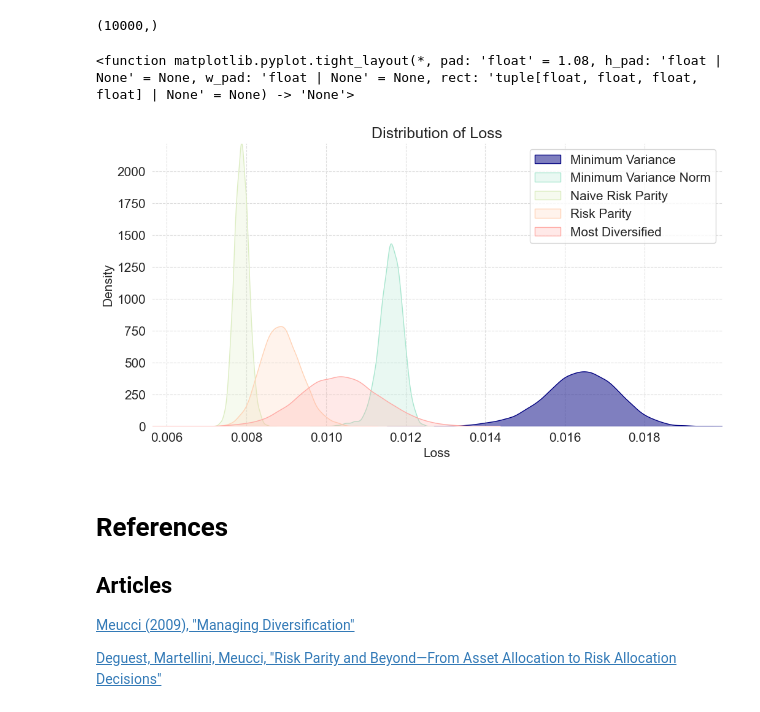
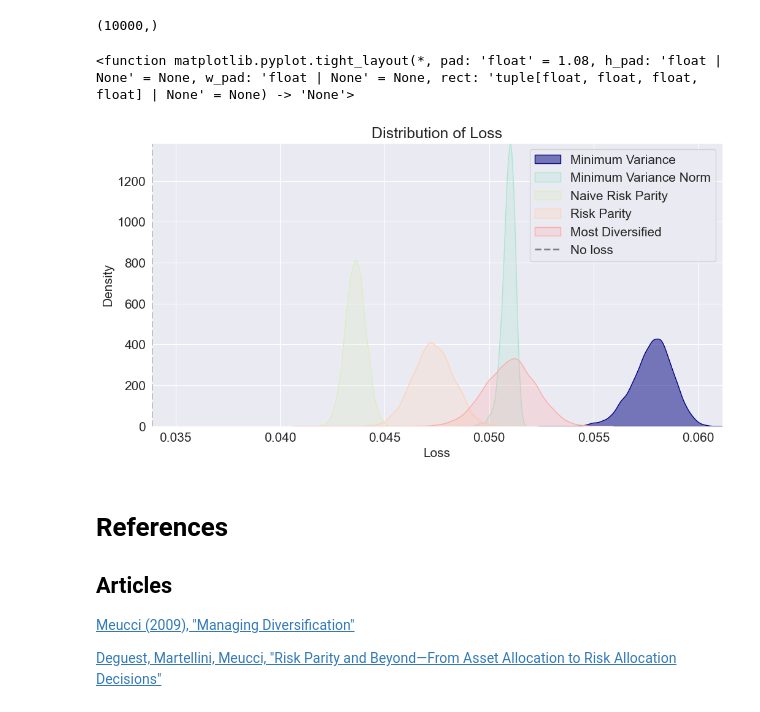
Before and after one commit to staxmetrics/python_for_the_financial_economist, a Jupyter notebook: lectures_and_exercises/2025/week_9/exercises_week_9.ipynb, the cells around one changed output. Drawn from its saved outputs; the diff is of its cells as text; code cells hidden in the pictures.

```diff
--- a/lectures_and_exercises/2025/week_9/exercises_week_9.ipynb
+++ b/lectures_and_exercises/2025/week_9/exercises_week_9.ipynb
@@ -579,7 +574,7 @@ mu = np.array([1.9, 2.2, 4.9, 4.3, 6.1, 8.3, 10.2, 5.6, 4.1, 3.8]) / 100
 num_assets = len(mu)
 
 # risk aversion
-lam = 5.0
+lam = 1.0
 # %%
 # define function find the mean-variance optimal portfolio given the constraint
 def calculate_mvo(mu: np.ndarray, cov_mat: np.ndarray, lam: float = 5.0, solver='OSQP'):
@@ -692,6 +687,31 @@ def calculate_naive_risk_parity(vols: np.ndarray) -> np.ndarray:
     return w_iv
 # %%
 def calculate_risk_parity(cov_mat: np.ndarray) -> np.ndarray:
+
+    """
+    Calculate risk parity portfolio weights given a covariance matrix.
+
+    Parameters
+    ----------
+    cov_mat : np.ndarray
+        Covariance matrix of asset returns, shape (n_assets, n_assets).
+
+    Returns
+    -------
+    np.ndarray
+        Risk parity portfolio weights, shape (n_assets,).
+
+    Notes
+    -----
+    Solves a convex optimization problem to find portfolio weights that achieve risk parity,
+    subject to positivity and entropy-like constraints.
+
+    Examples
+    --------
+    >>> cov = np.array([[0.1, 0.02], [0.02, 0.08]])
+    >>> calculate_risk_parity(cov)
+    array([0.47213161, 0.52786839])
+    """
 
     num_assets = cov_mat.shape[0]
 
@@ -866,6 +889,9 @@ sim_loss_min_var_norm = np.array([calculate_loss(mu, cov_mat, sim_w_min_var_norm
 sim_loss_naive_rp = np.array([calculate_loss(mu, cov_mat, sim_w_naive_rp[i], lam) for i in range(num_sim)])
 sim_loss_rp = np.array([calculate_loss(mu, cov_mat, sim_w_rp[i], lam) for i in range(num_sim)])
 sim_loss_most_div = np.array([calculate_loss(mu, cov_mat, sim_w_most_div[i], lam) for i in range(num_sim)])
+# %%
+w_eq = np.ones(num_assets) / num_assets
+loss_eq = calculate_loss(mu, cov_mat, w_eq, lam)
 # %%
 sim_loss_rp.shape
 # %% [output]
@@ -873,22 +899,23 @@ sim_loss_rp.shape
 # %%
 fig, ax = plt.subplots(figsize=(12, 6))
 
 sns.kdeplot(sim_loss_min_var, fill=True, ax=ax, color="navy", alpha=0.5, label="Minimum Variance")
 sns.kdeplot(sim_loss_min_var_norm, fill=True, ax=ax, label="Minimum Variance Norm")
 sns.kdeplot(sim_loss_naive_rp, fill=True, ax=ax, label="Naive Risk Parity")
 sns.kdeplot(sim_loss_rp, fill=True, ax=ax, label="Risk Parity")
 sns.kdeplot(sim_loss_most_div, fill=True, ax=ax, label="Most Diversified")
 
+ax.axvline(x=loss_eq, color='gray', linestyle='--', label="No loss")
 
 ax.legend()
 ax.set_title("Distribution of Loss")
 ax.set_xlabel("Loss")
 ax.set_ylabel("Density")
 
 plt.tight_layout
 # %% [output]
 <function matplotlib.pyplot.tight_layout(*, pad: 'float' = 1.08, h_pad: 'float | None' = None, w_pad: 'float | None' = None, rect: 'tuple[float, float, float, float] | None' = None) -> 'None'>
-[figure, old version]
+[figure, new version]
 # %% [markdown]
 # References
 
```
Also changed, not shown: parts of 4 cells of this notebook.
